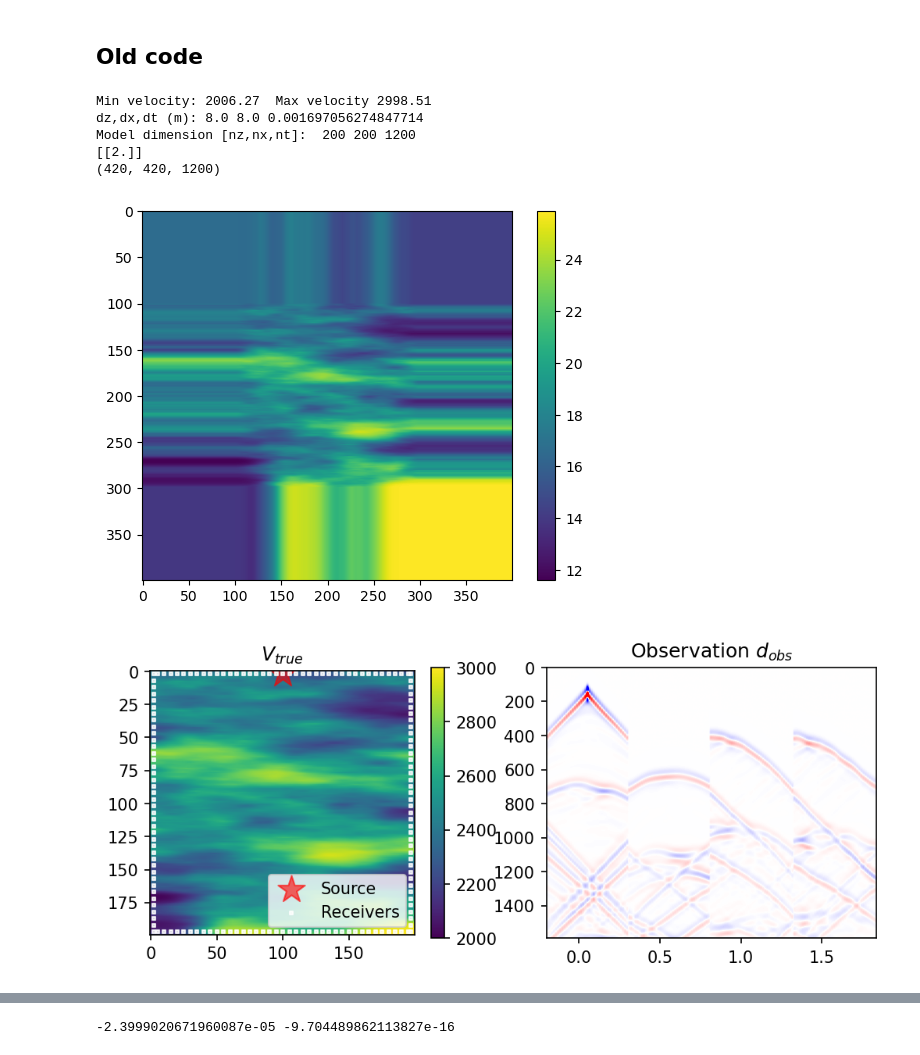
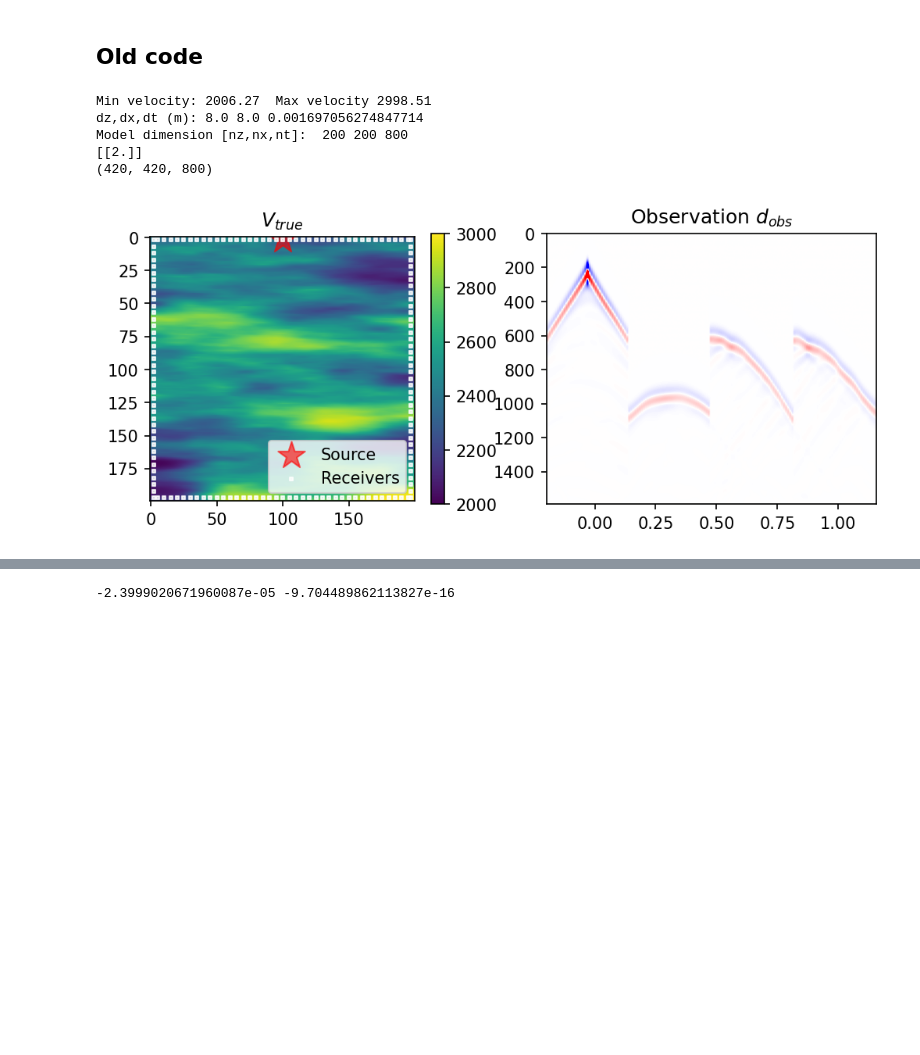
Before and after one commit to medicinely/fwi, a Jupyter notebook: fwi_matrix.ipynb, the cells around one changed output, grey strips where cells are left out. Saved outputs shown, nothing was run; the diff lists cells and outputs as text; code cells hidden in the pictures; blank space fills up the shorter version.

```diff
--- a/fwi_matrix.ipynb
+++ b/fwi_matrix.ipynb
@@ -1256,23 +1212,23 @@ def prop2d(wsrc, zxsrc, zxrec, vel, at, az, ax, next, device='cpu'):
 							- pm[1+nabs:-1-nabs,1+nabs:-1-nabs]\
 							+ asrc * fact[1:-1, 1:-1]
 
-			# # One-way equation (bottom part)
-			# pp[nze-1-nabs:nze,:nxe] = pt[nze-1-nabs:nze,:nxe] - \
-			# 				vele[nze-1-nabs:nze,:nxe]*dt/dz* \
-			# 				(pt[nze-1-nabs:nze,:nxe]-pt[nze-2-nabs:nze-1,:nxe])
+			# One-way equation (bottom part)
+			pp[nze-1-nabs:nze,:nxe] = pt[nze-1-nabs:nze,:nxe] - \
+							vele[nze-1-nabs:nze,:nxe]*dt/dz* \
+							(pt[nze-1-nabs:nze,:nxe]-pt[nze-2-nabs:nze-1,:nxe])
 
-			# # One-way equation (top part)
-			# pp[:1+nabs,:nxe] = pt[:1+nabs,:nxe] + \
-			# 				vele[:1+nabs,:nxe]*dt/dz* \
-			# 				(pt[1:2+nabs,:nxe]-pt[:1+nabs,:nxe])
-			# # One-way equation (right part)
-			# pp[:nze,nxe-1-nabs:nxe] = pt[:nze,nxe-1-nabs:nxe] - \
-			# 				vele[:nze,nxe-1-nabs:nxe]*dt/dx* \
-			# (pt[:nze,nxe-1-nabs:nxe] - pt[:nze,nxe-2-nabs:nxe-1])
-			# # One-way equation (left part)
-			# pp[:nze,:1+nabs] = pt[:nze,:1+nabs] + \
-			# 				vele[:nze,:1+nabs]*dt/dx* \
-			# 				(pt[:nze,1:2+nabs]-pt[:nze,:1+nabs])
+			# One-way equation (top part)
+			pp[:1+nabs,:nxe] = pt[:1+nabs,:nxe] + \
+							vele[:1+nabs,:nxe]*dt/dz* \
+							(pt[1:2+nabs,:nxe]-pt[:1+nabs,:nxe])
+			# One-way equation (right part)
+			pp[:nze,nxe-1-nabs:nxe] = pt[:nze,nxe-1-nabs:nxe] - \
+							vele[:nze,nxe-1-nabs:nxe]*dt/dx* \
+			(pt[:nze,nxe-1-nabs:nxe] - pt[:nze,nxe-2-nabs:nxe-1])
+			# One-way equation (left part)
+			pp[:nze,:1+nabs] = pt[:nze,:1+nabs] + \
+							vele[:nze,:1+nabs]*dt/dx* \
+							(pt[:nze,1:2+nabs]-pt[:nze,:1+nabs])
 
 			p.append(pp.copy())
 			# p.append(pp[next2:nze-next2,next2:nxe-next2].copy())
@@ -1299,7 +1255,7 @@ Q.astype('float32')
 infile.close()
 
 # Initialize the model axis az, ax, at
-nz,nx,nt = 200,200,1200
+nz,nx,nt = 200,200,800
 vmin,vmax = 2000,3000
 izsrc, ixsrc = [nz//100], [nx//2]
 next = 100
@@ -1314,35 +1270,34 @@ az, ax, at, next, wsrc, zxsrc = defmodel(
                       izsrc=izsrc, ixsrc=ixsrc,  # define source coordinates z, x
                       ext=next)
 dz,dx,dt = az[1]-az[0],ax[1]-ax[0],at[1]-at[0]
 # check_model(v=v_ref, vmin=vmin, vmax=vmax)
 # Set receiver z and x coordinates
 interv = 5 # interval between receivers
 
 receivers_width = np.append(np.arange(zxsrc[1][0],0,-interv)[::-1][:-1], #left
 							np.arange(zxsrc[1][0],nx,interv)) #right
 receivers_height = np.arange(izsrc[0],nz-izsrc[0],interv) # down
 
 zxrec = receiver_position(1)
 
-p, d_obs = prop2d(wsrc,zxsrc,zxrec,v_ref.reshape(nz,nx),at,az,ax,next,device)
+p2, d_obs2 = prop2d(wsrc,zxsrc,zxrec,v_ref.reshape(nz,nx),at,az,ax,next,device)
 
 plt.figure(figsize=(8,3),dpi=150)
 plt.subplot(1,2,1)
 plt.imshow(v_ref.reshape((nz,nx)),vmin=2000,vmax=3000)
 plt.colorbar()
 plt.scatter(zxsrc[1,:],zxsrc[0,:],marker='*',color='r',s=300,alpha=0.6,label="Source")
 plt.scatter(zxrec[1,:],zxrec[0,:],marker='s',color='w',s=5,alpha=0.8,label="Receivers")
 plt.legend(loc='lower right')
 plt.title("$V_{true}$")
 plt.subplot(1,2,2)
 plt.imshow(d_obs.T,cmap='bwr',vmin=-10,vmax=10,extent=[at[0], at[-1], az[-1], az[0]], aspect='auto')
 plt.title("Observation $d_{obs}$")
 plt.show()
 # %% [output]
 Min velocity: 2006.27  Max velocity 2998.51
 dz,dx,dt (m): 8.0 8.0 0.001697056274847714
-Model dimension [nz,nx,nt]:  200 200 1200
+Model dimension [nz,nx,nt]:  200 200 800
 [[2.]]
-(420, 420, 1200)
+(420, 420, 800)
-[figure, old version]
+[figure, new version]
-[figure, removed]
```
Also changed, not shown: parts of 5 cells of this notebook.
